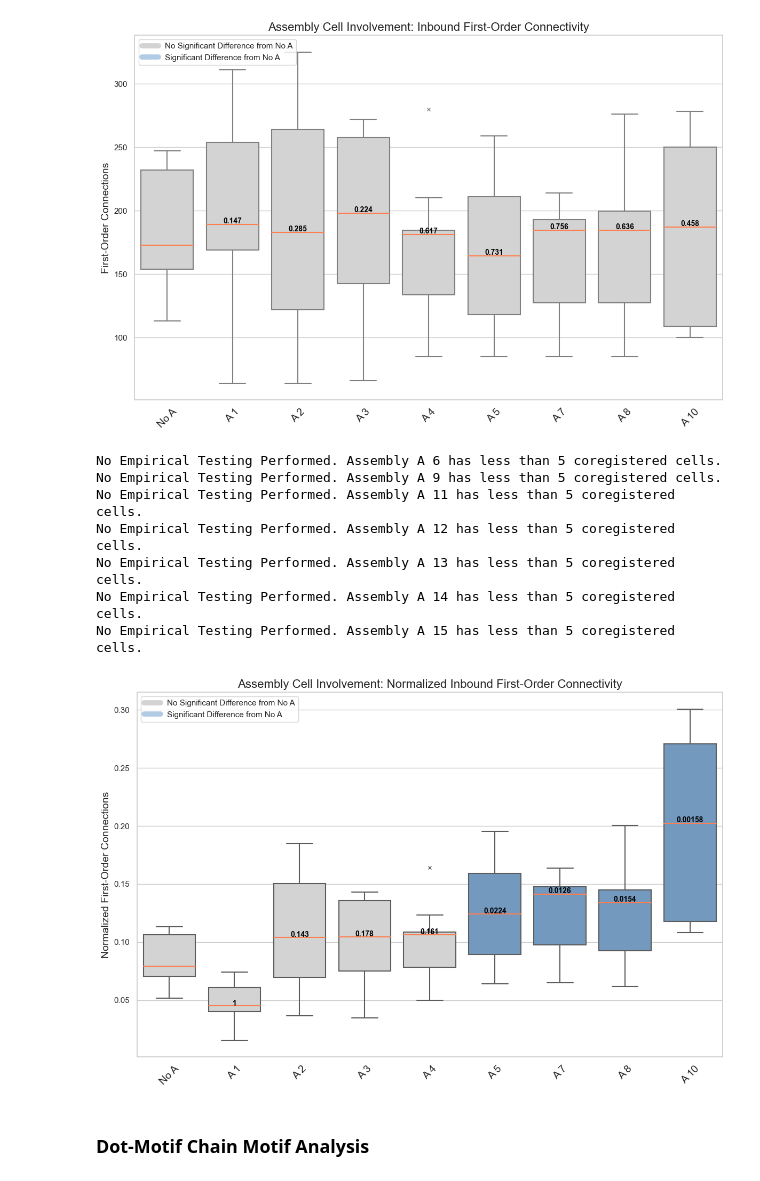
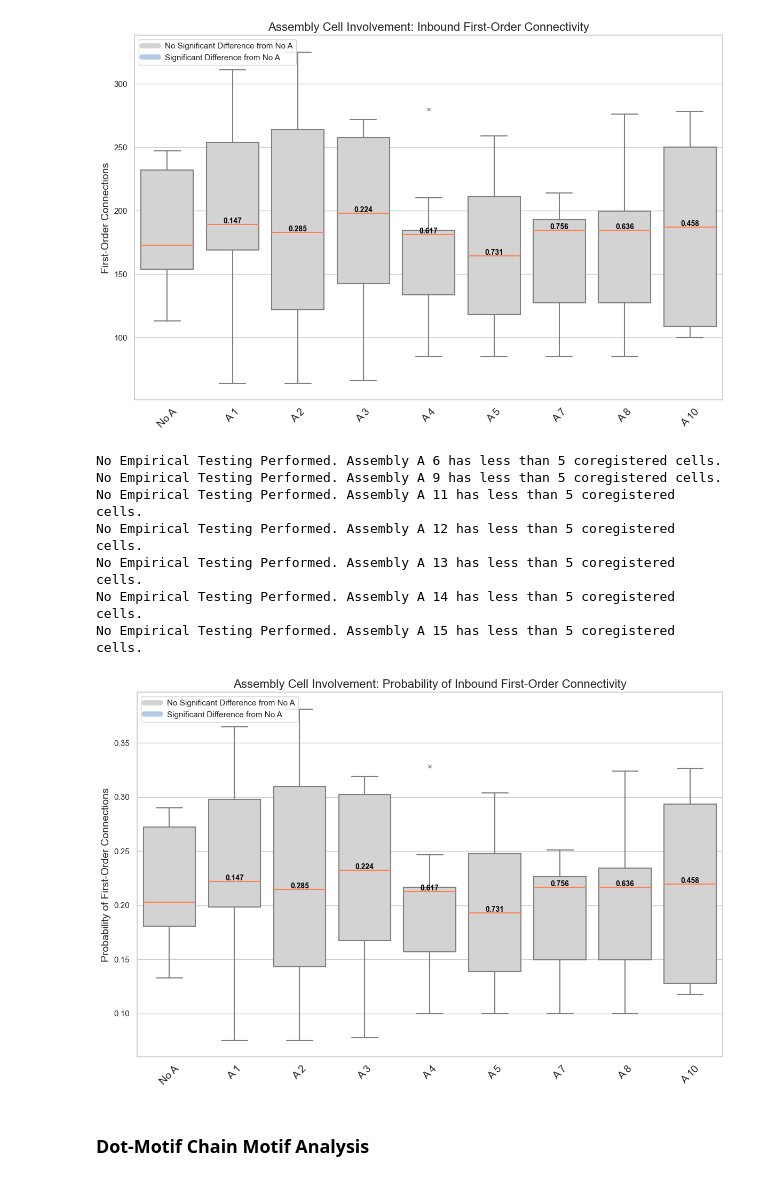
Before and after one commit to Jawagnercarena/Assembly_Organization, a Jupyter notebook: AssemblyPaperFigures/FigureCode/Figure5/Figure5.ipynb, the cells around one changed output. Drawn from its saved outputs; the diff is of its cells as text; code cells hidden in the pictures.

Commit message:
Fixed code for Normalization, changed to Probability, and produced new plots. got rid of old.

```diff
--- a/AssemblyPaperFigures/FigureCode/Figure5/Figure5.ipynb
+++ b/AssemblyPaperFigures/FigureCode/Figure5/Figure5.ipynb
@@ -321,19 +321,20 @@ print(inbound_first_order_connections)
 {'A 1': [115.0, 60.0, 60.0, 84.0, 37.0, 160.0, 72.0, 77.0, 117.0, 86.0, 41.0, 49.0, 44.0, 25.0, 79.0, 70.0, 58.0, 46.0, 69.0, 71.0, 59.0], 'A 3': [60.0, 37.0, 86.0, 49.0, 44.0, 46.0, 59.0, 44.0, 54.0, ...
 {'A 1': [311.0, 85.0, 241.0, 187.0, 272.0, 226.0, 185.0, 184.0, 276.0, 254.0, 189.0, 259.0, 264.0, 154.0, 154.0, 180.0, 208.0, 169.0, 64.0, 130.0, 196.0], 'A 3': [85.0, 272.0, 254.0, 259.0, 264.0, 169 ...
 # %%
-# Normalize Counts for Inbound and Outbound Connections
-normalized_outbound_first_order_connections = {}
-normalized_inbound_first_order_connections = {}
+# Produce Probability Arrays of Inbound and Outbound Connections
+prob_outbound_first_order_connections = {}
+prob_inbound_first_order_connections = {}
+total_cells = adjacency_matrix.shape[0]
 for key in outbound_first_order_connections:
-    normalized_outbound_first_order_connections[key] = outbound_first_order_connections[key] / np.sum(outbound_first_order_connections[key])
-    normalized_inbound_first_order_connections[key] = inbound_first_order_connections[key] / np.sum(inbound_first_order_connections[key])
+    prob_outbound_first_order_connections[key] = np.array(outbound_first_order_connections[key]) / total_cells
+    prob_inbound_first_order_connections[key] = np.array(inbound_first_order_connections[key]) / total_cells
 # %%
-def produce_first_order_connections_plot(connections_dict: dict, directionality: str, psd : bool, normalized: bool):
+def produce_first_order_connections_plot(connections_dict: dict, directionality: str, psd : bool, prob: bool):
 
     suffix = f"{directionality} Post Syanptic Strength" if psd else f"{directionality} First-Order Connectivity"
-    suffix = "Normalized " + suffix if normalized else suffix
+    suffix = "Probability of " + suffix if prob else suffix
     y_lab = "Synaptic Strength (PSD)" if psd else "First-Order Connections"
-    y_lab = "Normalized " + y_lab if normalized else y_lab
+    y_lab = "Probability of " + y_lab if prob else y_lab
 
     all_arr = [connections_dict['No A']]
     x_ticks = ["No A"]
@@ -387,7 +388,7 @@ def produce_first_order_connections_plot(connections_dict: dict, directionality:
 
     fig_title = f"{directionality}_First_Order_All_Assemblies_Boxplot.png"
     fig_title = "PSD_" + fig_title if psd else fig_title
-    fig_title = "Normalized_" + fig_title if normalized else fig_title
+    fig_title = "Probability_" + fig_title if prob else fig_title
 
     plt.savefig(f'results/{fig_title}', dpi = 1200)
     plt.tight_layout()
@@ -439,19 +440,19 @@ No Empirical Testing Performed. Assembly A 15 has less than 5 coregistered cells
 [figure]
 # %%
 ## Produce Inbound First-Order Connections Plot with Normalization
-produce_first_order_connections_plot(connections_dict = normalized_inbound_first_order_connections,
+produce_first_order_connections_plot(connections_dict = prob_inbound_first_order_connections,
                                      directionality = "Inbound",
                                      psd = False,
-                                     normalized = True)
+                                     prob = True)
 # %% [output]
 No Empirical Testing Performed. Assembly A 6 has less than 5 coregistered cells.
 No Empirical Testing Performed. Assembly A 9 has less than 5 coregistered cells.
 No Empirical Testing Performed. Assembly A 11 has less than 5 coregistered cells.
 No Empirical Testing Performed. Assembly A 12 has less than 5 coregistered cells.
 No Empirical Testing Performed. Assembly A 13 has less than 5 coregistered cells.
 No Empirical Testing Performed. Assembly A 14 has less than 5 coregistered cells.
 No Empirical Testing Performed. Assembly A 15 has less than 5 coregistered cells.
-[figure, old version]
+[figure, new version]
 # %% [markdown]
 ### Dot-Motif Chain Motif Analysis
 # %%
```
Also changed, not shown: parts of 3 cells of this notebook, 4 other files.
